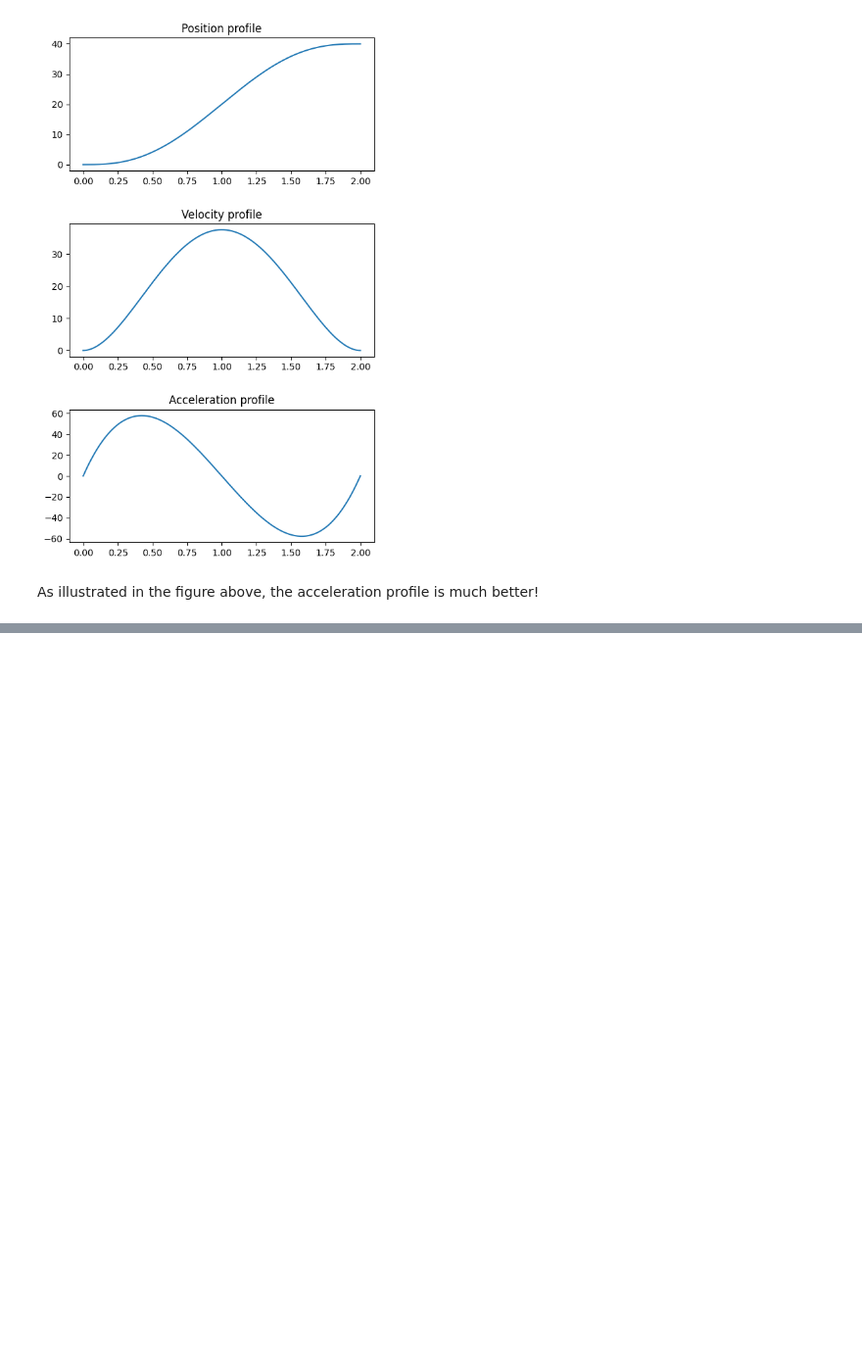
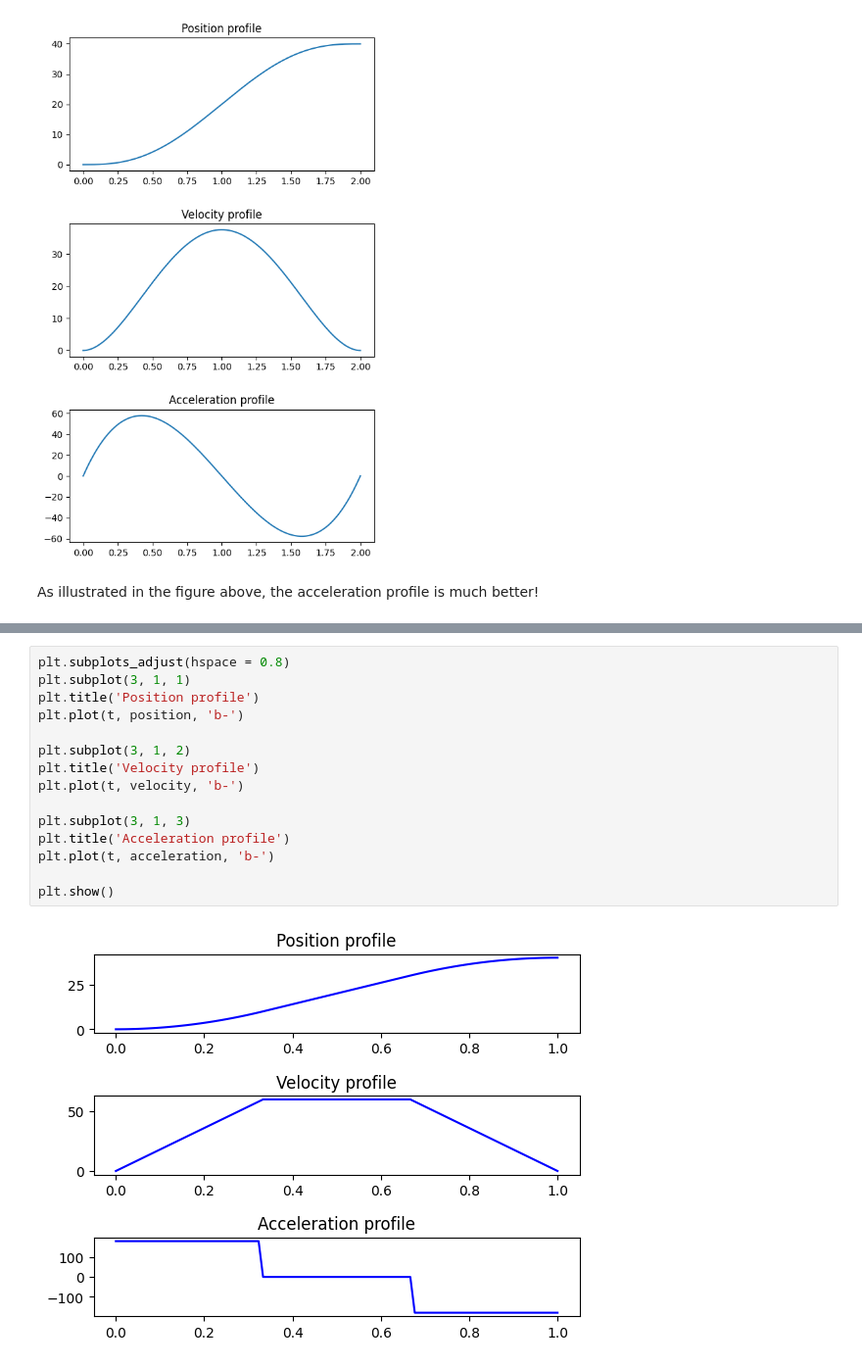
Before and after one commit to Thoalfeqar-gata/Robotics-and-Automation-Master-Degree, a Jupyter notebook: Path planning.ipynb, the cells around one changed output, grey strips where cells are left out. Shown at 98% size. Cells and saved outputs as stored; diff of their text form; blank space fills up the shorter version.

```diff
--- a/Path planning.ipynb
+++ b/Path planning.ipynb
@@ -138,0 +203,17 @@ As illustrated in the figure above, the acceleration profile is much better!
+# %%
+plt.subplots_adjust(hspace = 0.8)
+plt.subplot(3, 1, 1)
+plt.title('Position profile')
+plt.plot(t, position, 'b-')
+
+plt.subplot(3, 1, 2)
+plt.title('Velocity profile')
+plt.plot(t, velocity, 'b-')
+
+plt.subplot(3, 1, 3)
+plt.title('Acceleration profile')
+plt.plot(t, acceleration, 'b-')
+
+plt.show()
+# %% [output]
+[figure, added]
```
Also changed, not shown: parts of 10 cells of this notebook.
